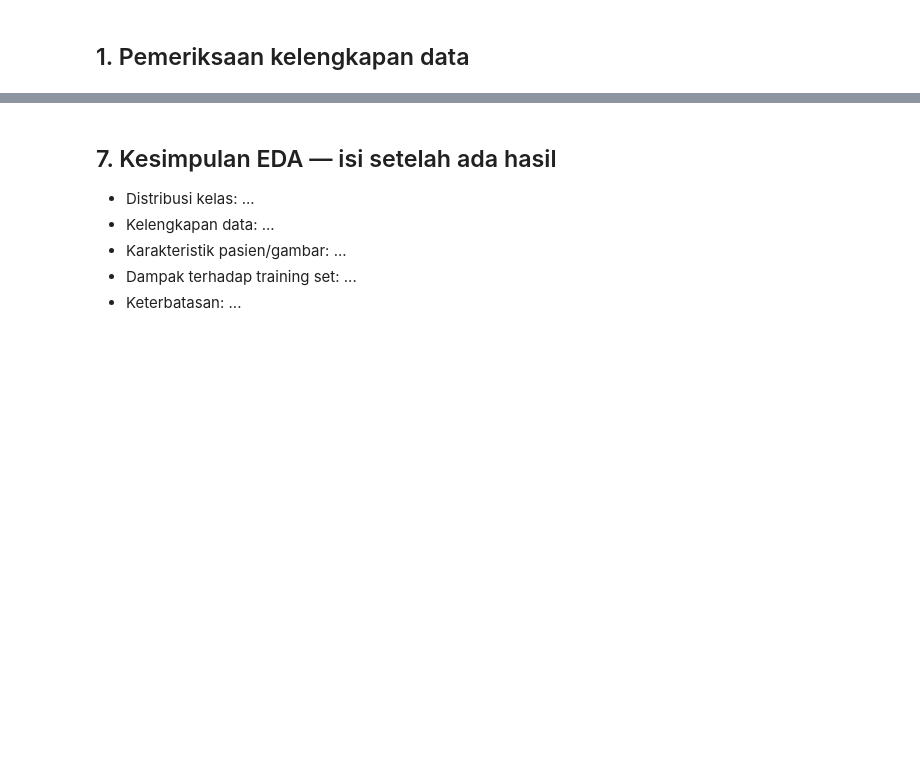
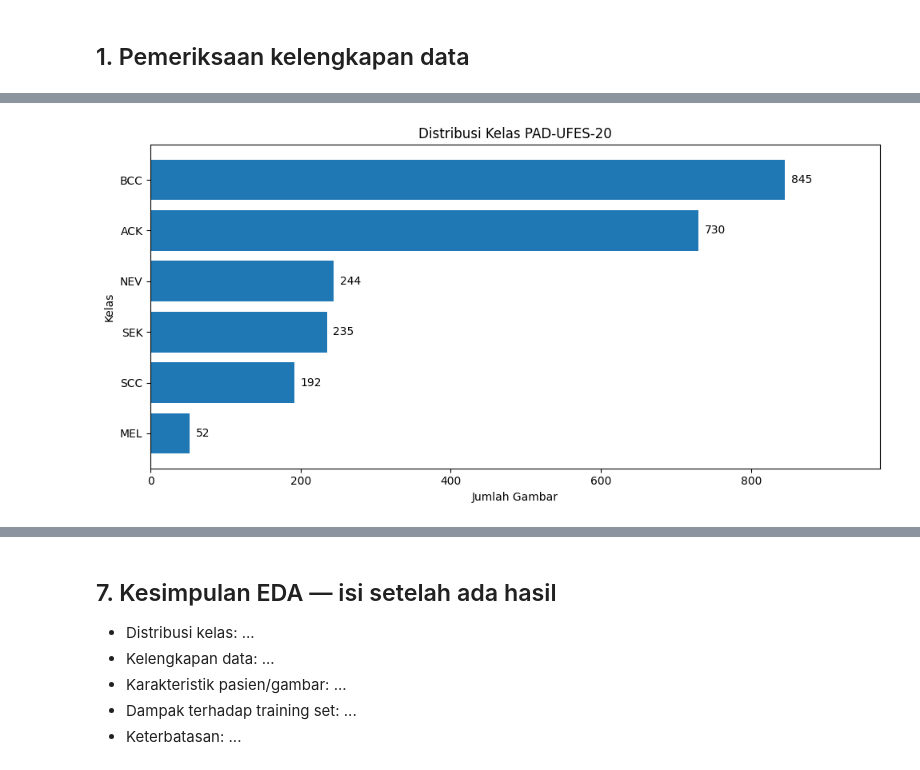
Before and after one commit to Liex2810/lesioscan-ml, a Jupyter notebook: notebooks/01_exploratory_data_analysis.ipynb, the cells around one changed output, grey strips where cells are left out. Drawn from its saved outputs; the diff is of its cells as text; code cells hidden in the pictures; blank space fills up the shorter version.

```diff
--- a/notebooks/01_exploratory_data_analysis.ipynb
+++ b/notebooks/01_exploratory_data_analysis.ipynb
@@ -4,10 +9,10 @@ Notebook Google Colab. Jalankan setelah PAD-UFES-20 sudah diekstrak ke `data/ima
 # %%
-%cd /content/lesioscan-ml
+%cd /content/drive/MyDrive/LesioScan-AI
 from pathlib import Path
 import pandas as pd, matplotlib.pyplot as plt
 from PIL import Image
-ROOT=Path('/content/lesioscan-ml')
-DATA=ROOT/'data'
-df=pd.read_csv(DATA/'metadata.csv')
+ROOT=Path('/content/drive/MyDrive/LesioScan-AI')
+DATA=ROOT/'datasets/'
+df=pd.read_csv(DATA/'PAD-UFES-20/metadata.csv')
 print('Rows',len(df),'Unique patients',df['patient_id'].nunique(),'Unique images',df['img_id'].nunique())
-display(df.head())
+df
@@ -29,0 +179,25 @@ ax.set(xlabel='Kelas',ylabel='Jumlah gambar');plt.tight_layout();plt.show()
+# %%
+fig, ax = plt.subplots(figsize=(10, 5))
+
+bars = ax.barh(counts.index, counts.values)
+
+ax.invert_yaxis()
+
+for bar in bars:
+    ax.text(
+        bar.get_width() + 8,
+        bar.get_y() + bar.get_height() / 2,
+        f"{int(bar.get_width())}",
+        va="center"
+    )
+
+ax.set_title("Distribusi Kelas PAD-UFES-20")
+ax.set_xlabel("Jumlah Gambar")
+ax.set_ylabel("Kelas")
+ax.set_xlim(0, counts.max() * 1.15)
+
+plt.tight_layout()
+plt.savefig(OUTPUT_DIR / "class_distribution_horizontal.png", dpi=200)
+plt.show()
+# %% [output]
+[figure, added]
```
Also changed, not shown: parts of 81 cells of this notebook.
